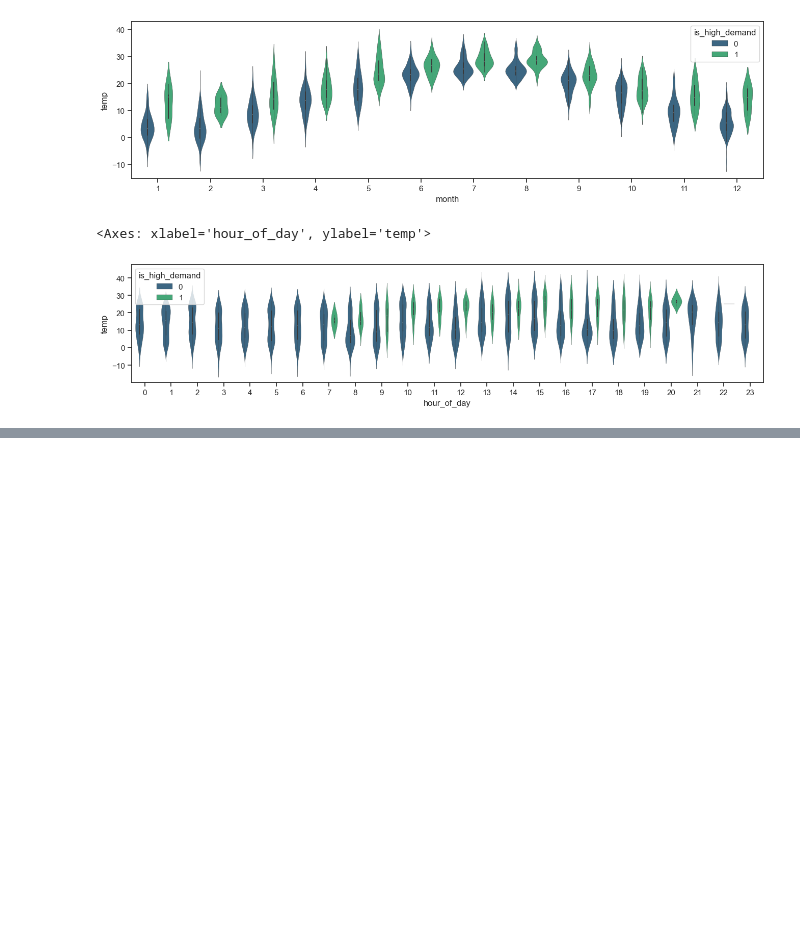
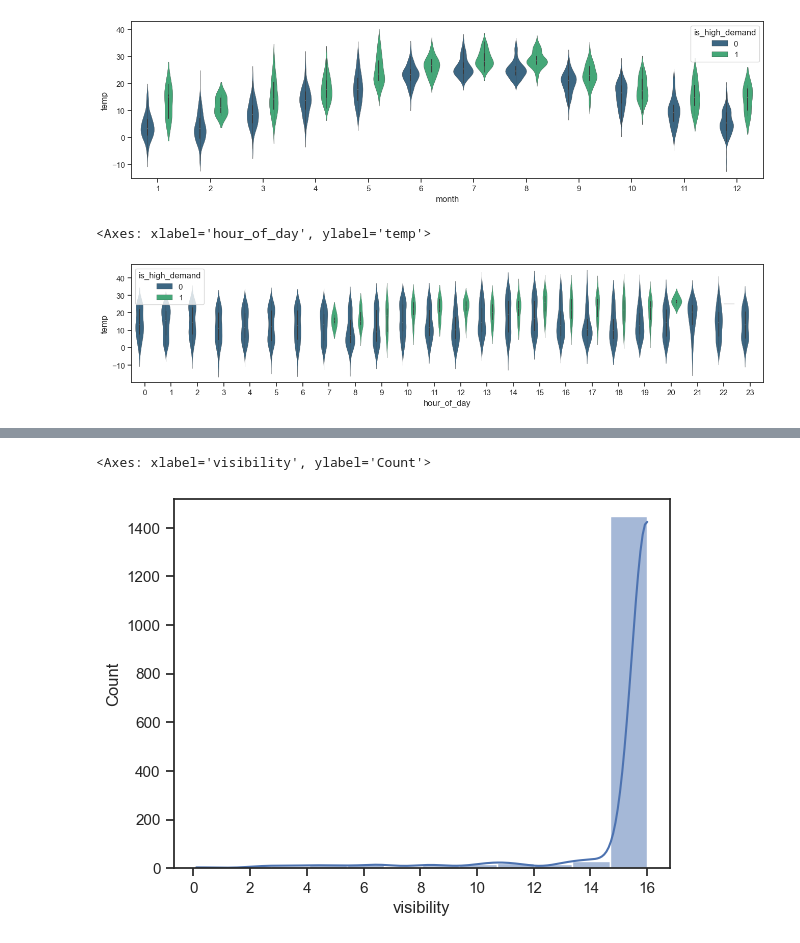
Before and after one commit to vaughankraska/BIKES_SML, a Jupyter notebook: notebooks/finn_exploratory_analysis.ipynb, the cells around one changed output, grey strips where cells are left out. Saved outputs shown, nothing was run; the diff lists cells and outputs as text; code cells hidden in the pictures; blank space fills up the shorter version.

```diff
--- a/notebooks/finn_exploratory_analysis.ipynb
+++ b/notebooks/finn_exploratory_analysis.ipynb
@@ -150,0 +154,5 @@ array([[<Axes: xlabel='hour_of_day', ylabel='hour_of_day'>,
+# %%
+sns.histplot(data['visibility'],kde=True)
+# %% [output]
+<Axes: xlabel='visibility', ylabel='Count'>
+[figure, added]
```
Also changed, not shown: parts of 6 cells of this notebook, 1 other file.
